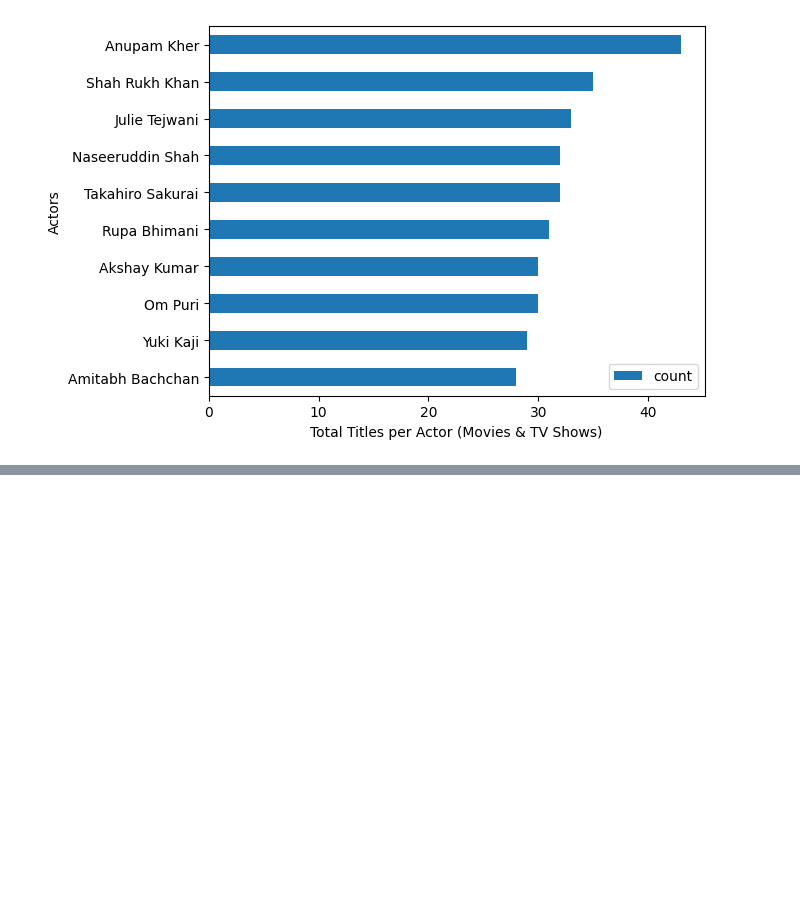
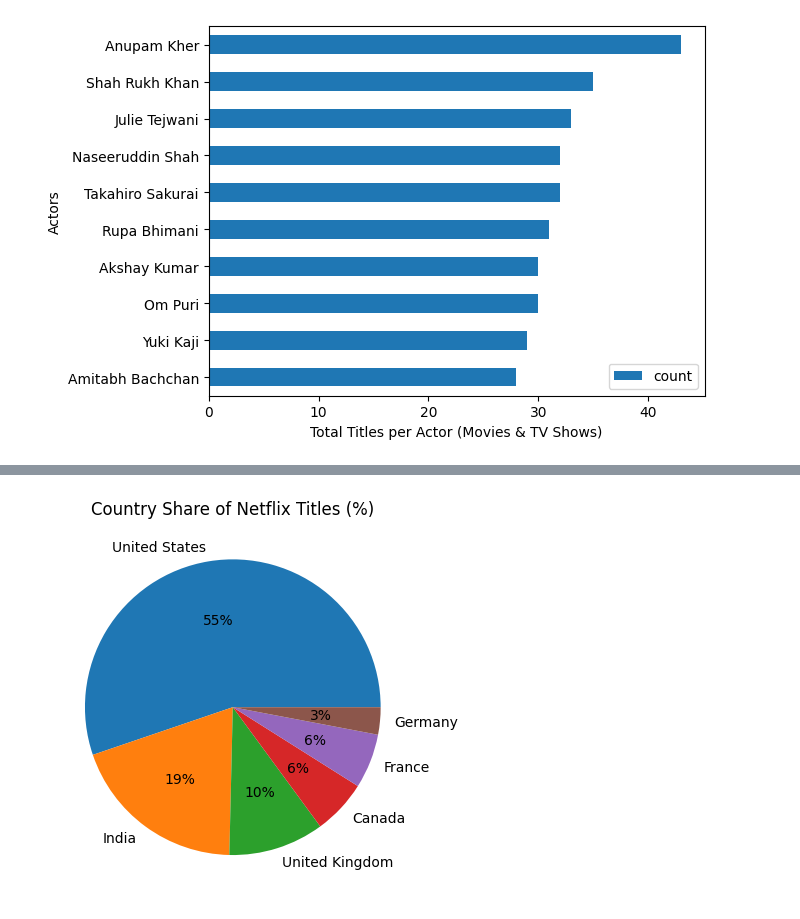
Before and after one commit to HamzahFayad/netflix-insights, a Jupyter notebook: netflix_data_analysis.ipynb, the cells around one changed output, grey strips where cells are left out. Drawn from its saved outputs; the diff is of its cells as text; code cells hidden in the pictures; blank space fills up the shorter version.

Commit message:
country share of netflix titles in %

```diff
--- a/netflix_data_analysis.ipynb
+++ b/netflix_data_analysis.ipynb
@@ -221,0 +242,5 @@ plt.show()
+# %%
+movies_per_country.count()  #7374
+percentage_row = (total_country_number.loc["title"] / total_country_number.loc["title"].sum()) * 100
+# %%
+total_country_number.loc["percentage"] = percentage_row.astype(int)
@@ -221,0 +254,5 @@ plt.show()
+# %%
+top_countries_perc = total_country_number.sort_values(by="percentage", axis=1, ascending=False).T
+# %%
+top_countries_perc = top_countries_perc["percentage"].head(6)
+top_countries_perc
@@ -221,0 +268,7 @@ plt.show()
+# %%
+top_countries_perc.plot(kind="pie", autopct='%1.0f%%')
+plt.title("Country Share of Netflix Titles (%)")
+plt.ylabel("")
+plt.show()
+# %% [output]
+[figure, added]
```
Also changed, not shown: parts of 7 cells of this notebook, 1 other file.
